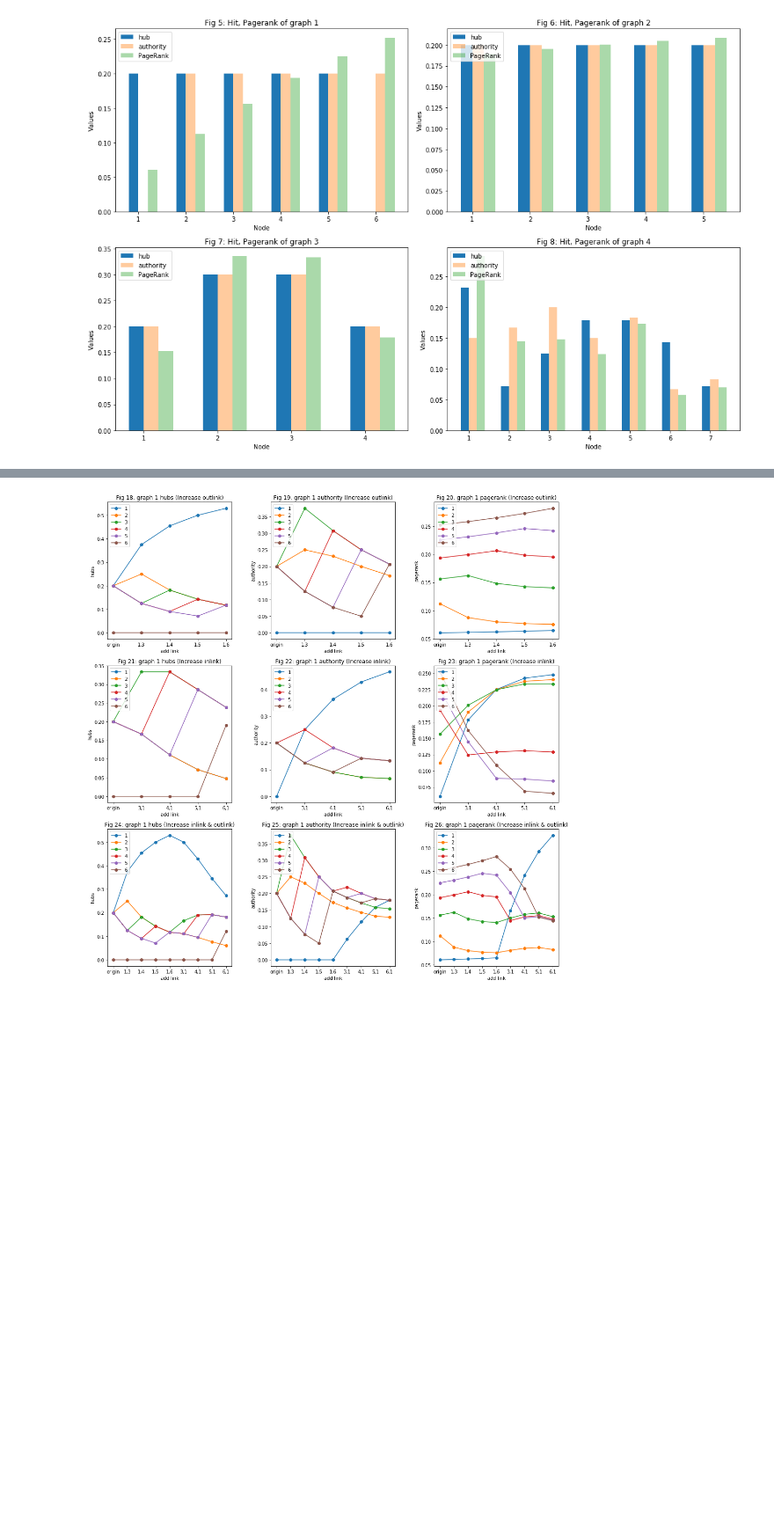
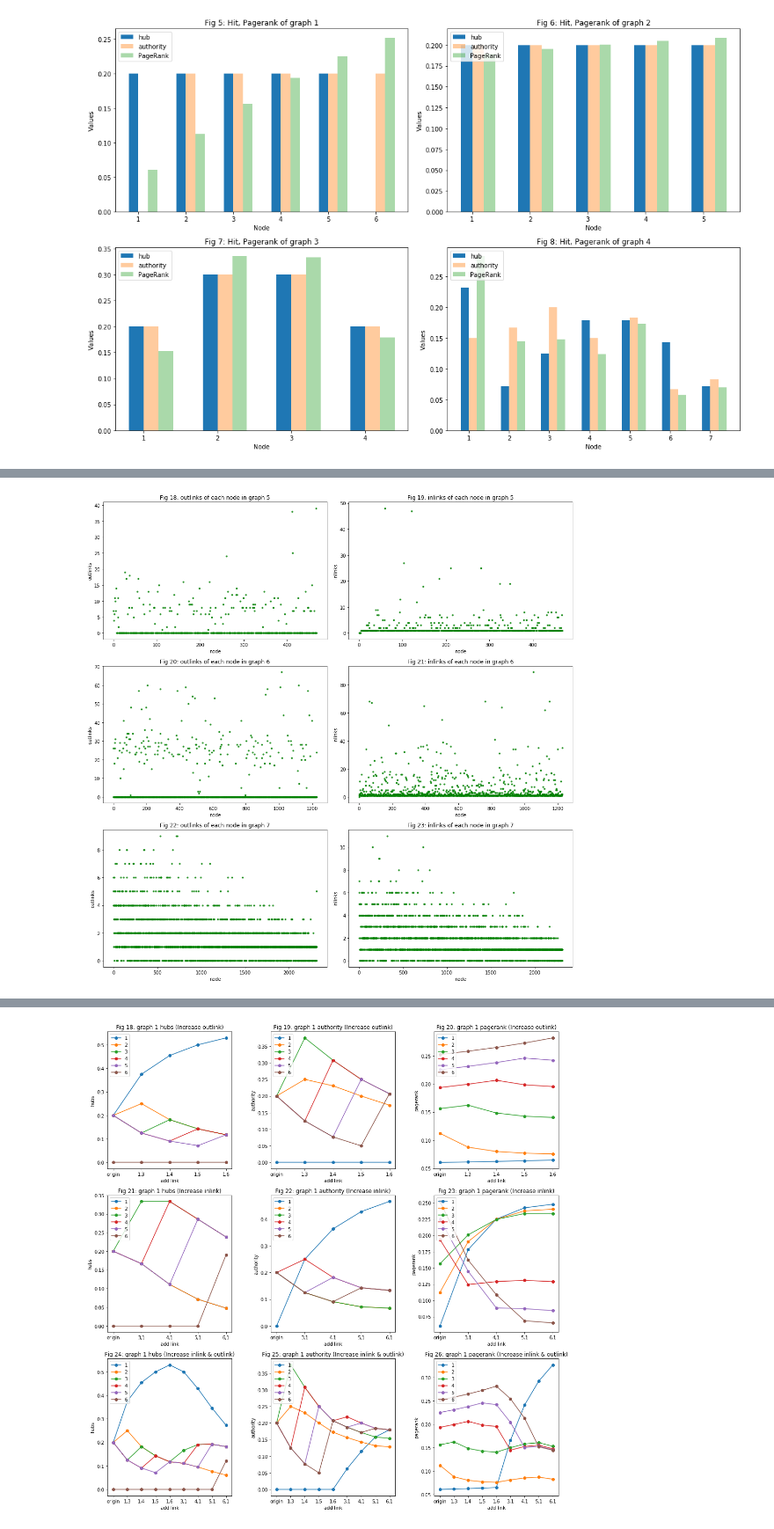
Before and after one commit to Sirius207/Link-Analysis, a Jupyter notebook: Report.ipynb, the cells around one changed output, grey strips where cells are left out. Shown at 88% size. Drawn from its saved outputs; the diff is of its cells as text; code cells hidden in the pictures; blank space fills up the shorter version.

```diff
--- a/Report.ipynb
+++ b/Report.ipynb
@@ -154,0 +158,29 @@ show_all_large_results(9)
+# %%
+
+# show inlinks counts & outlinks counts of nodes
+def show_counts(graph_id, value, title, index):
+    counts = pd.read_csv(f'exp/graph_{graph_id}/link_counts.csv')
+    plt.subplot(index)
+    x = counts.shape[0]
+    y = counts[value]
+    plt.xlabel('node')
+    plt.ylabel(value)
+    plt.title(title);
+    plt.plot(range(x), y, 'g.', alpha=0.8)
+
+def show_all_counts(fig_num):
+    values = ['outlinks', 'inlinks']
+    index = 321
+    for graph_id in range(3):
+        for value in values:
+            title = f'Fig {fig_num}: {value} of each node in graph {graph_id+5}'
+            show_counts(graph_id+5, value, title, index)
+            fig_num += 1
+            index += 1
+
+plt.figure(figsize=(15, 15))
+show_all_counts(18)
+plt.tight_layout()
+plt.show()
+# %% [output]
+[figure, added]
```
Also changed, not shown: parts of 7 cells of this notebook.
